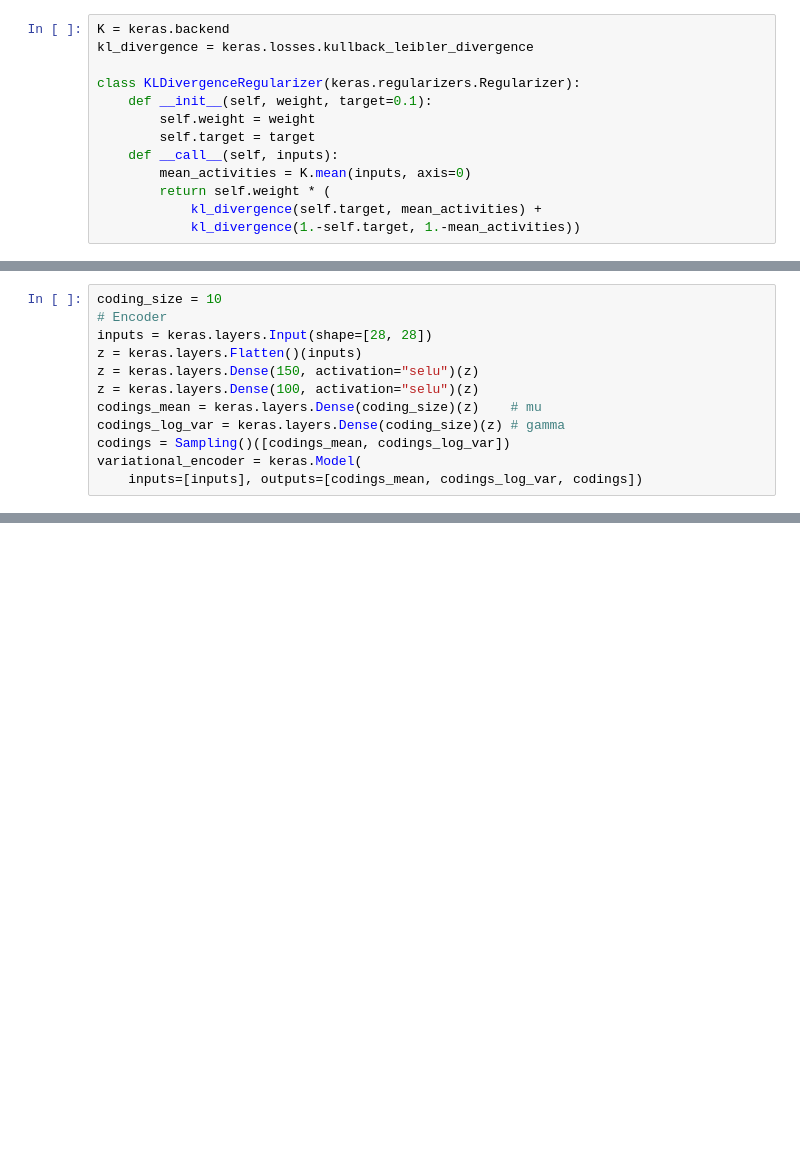
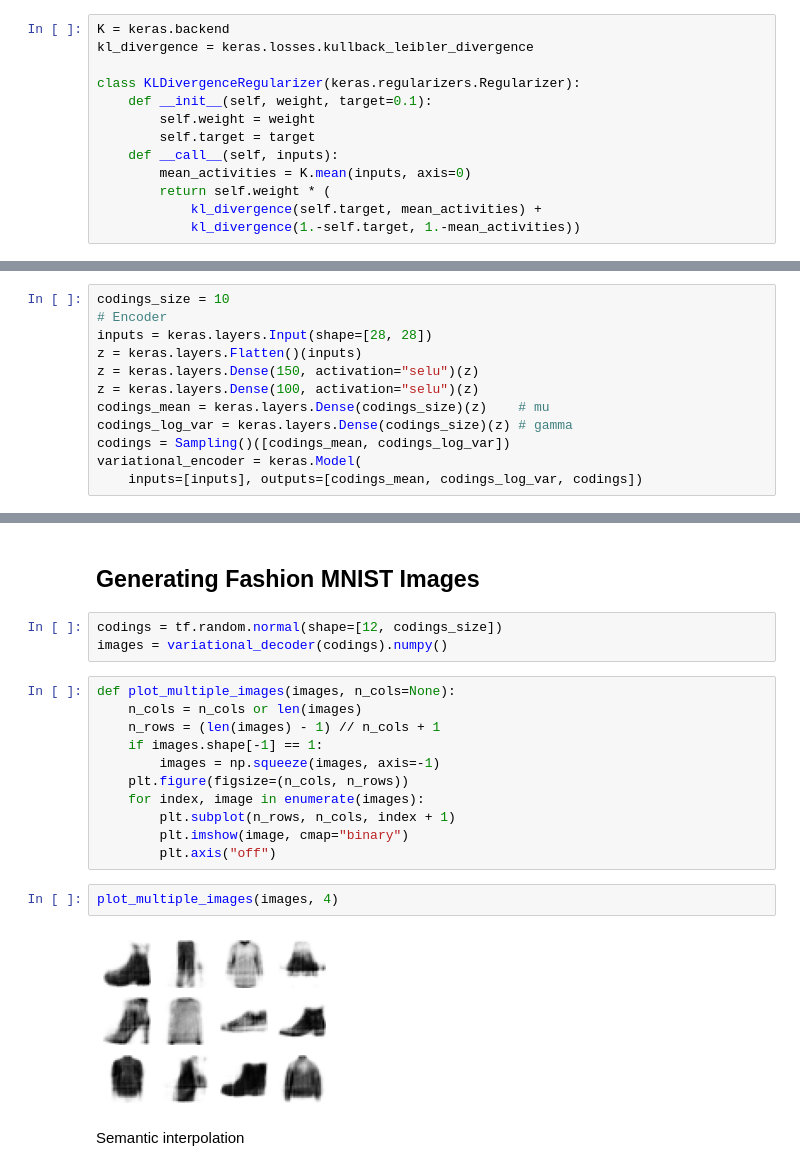
Before and after one commit to Benson516/HandsOnML2_learn, a Jupyter notebook: ch17.ipynb, the cells around one changed output, grey strips where cells are left out. Cells and saved outputs as stored; diff of their text form; blank space fills up the shorter version.

Commit message:
Update ch17 with generated sample from variational autoencoder

```diff
--- a/ch17.ipynb
+++ b/ch17.ipynb
@@ -280,12 +257,0 @@ class Sampling(keras.layers.Layer):
-# %%
-coding_size = 10
-# Encoder
-inputs = keras.layers.Input(shape=[28, 28])
-z = keras.layers.Flatten()(inputs)
-z = keras.layers.Dense(150, activation="selu")(z)
-z = keras.layers.Dense(100, activation="selu")(z)
-codings_mean = keras.layers.Dense(coding_size)(z)    # mu
-codings_log_var = keras.layers.Dense(coding_size)(z) # gamma
-codings = Sampling()([codings_mean, codings_log_var])
-variational_encoder = keras.Model(
-    inputs=[inputs], outputs=[codings_mean, codings_log_var, codings])
@@ -332,0 +280,12 @@ Epoch 50/50
+# %%
+codings_size = 10
+# Encoder
+inputs = keras.layers.Input(shape=[28, 28])
+z = keras.layers.Flatten()(inputs)
+z = keras.layers.Dense(150, activation="selu")(z)
+z = keras.layers.Dense(100, activation="selu")(z)
+codings_mean = keras.layers.Dense(codings_size)(z)    # mu
+codings_log_var = keras.layers.Dense(codings_size)(z) # gamma
+codings = Sampling()([codings_mean, codings_log_var])
+variational_encoder = keras.Model(
+    inputs=[inputs], outputs=[codings_mean, codings_log_var, codings])
@@ -332,0 +333,22 @@ Epoch 50/50
+# %% [markdown]
+## Generating Fashion MNIST Images
+# %%
+codings = tf.random.normal(shape=[12, codings_size])
+images = variational_decoder(codings).numpy()
+# %%
+def plot_multiple_images(images, n_cols=None):
+    n_cols = n_cols or len(images)
+    n_rows = (len(images) - 1) // n_cols + 1
+    if images.shape[-1] == 1:
+        images = np.squeeze(images, axis=-1)
+    plt.figure(figsize=(n_cols, n_rows))
+    for index, image in enumerate(images):
+        plt.subplot(n_rows, n_cols, index + 1)
+        plt.imshow(image, cmap="binary")
+        plt.axis("off")
+# %%
+plot_multiple_images(images, 4)
+# %% [output]
+[figure, added]
+# %% [markdown]
+Semantic interpolation
```
Also changed, not shown: parts of 20 cells of this notebook.
